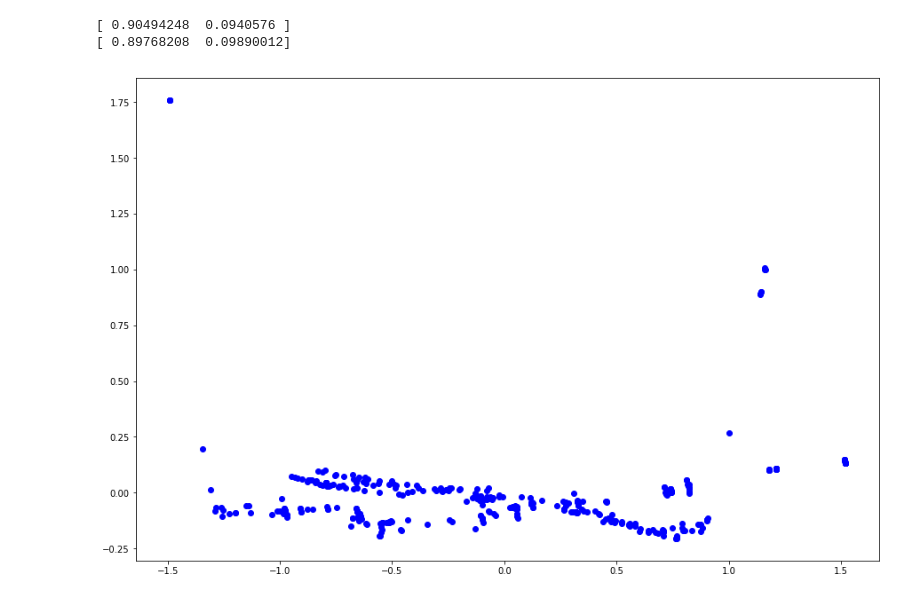
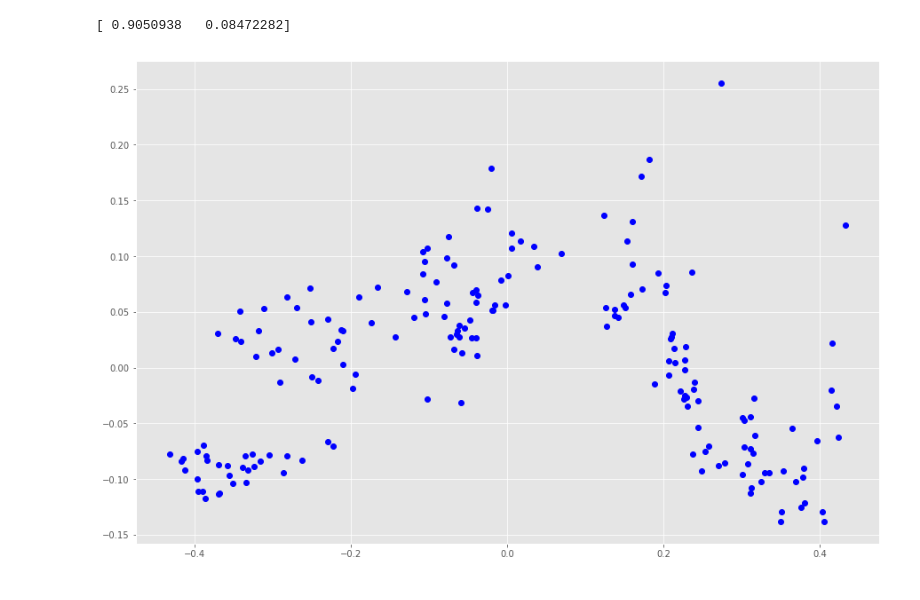
Before and after one commit to shvimas/diploma, a Jupyter notebook: notebooks/vg.ipynb, the cells around one changed output. Saved outputs shown, nothing was run; the diff lists cells and outputs as text; code cells hidden in the pictures.

```diff
--- a/notebooks/vg.ipynb
+++ b/notebooks/vg.ipynb
@@ -148,40 +218,26 @@ import warnings
 warnings.filterwarnings("ignore", message='numpy.dtype size changed')
 warnings.filterwarnings("ignore", message="numpy.ufunc size changed")
 warnings.filterwarnings('ignore', message="can't resolve package from __spec__ or __package__, ")
-# %%
-import data_helpers as dh
-import numpy as np
-import sklearn.decomposition as de
-
-
-dh = reload(dh)
-
-
-filename1 = dh.get_filename(model='vg', metric='MAE', best=True, is_call=True)
-centers1 = np.array(list(dh.extract_centers(filename1)))
-pca1 = de.PCA(n_components=2)
-pca1.fit(centers1)
-print(pca1.explained_variance_ratio_)
-components1 = pca1.components_
-
-filename2 = dh.get_filename(model='vg', metric='MAE', best=True, is_call=False)
-centers2 = np.array(list(dh.extract_centers(filename2)))
-pca2 = de.PCA(n_components=2)
-pca2.fit(centers2)
-print(pca2.explained_variance_ratio_)
-components2 = pca2.components_
-# %% [output]
-[ 0.90494248  0.0940576 ]
-[ 0.89768208  0.09890012]
+# %%
+import numpy as np
+import sklearn.decomposition as de
+import os
+if os.getcwd() != '/Users/shvimas/GitHub/diploma':
+    os.chdir('/Users/shvimas/GitHub/diploma')
+
+filename = hf.get_filename(model='vg', metric='MAE', best=True, is_call=None)
+centers = np.array(list(dh.extract_centers(filename)))
+pca = de.PCA(n_components=2)
+pca.fit(centers)
+print(pca.explained_variance_ratio_)
+components = pca.components_
+# %% [output]
+[ 0.9050938   0.08472282]
 # %%
-centers_2d_1 = pca1.fit_transform(centers1)
-centers_2d_2 = pca2.fit_transform(centers2)
+centers_2d = pca.fit_transform(centers)
 #dh.plot_dots(centers_2d_1, centers_2d_2)
-dh.plot_and_color_2d_params(model='vg', dots=centers_2d_1,
-                            factors=pca1.components_, means=pca1.mean_,
+dh.plot_and_color_2d_params(model='vg', dots=centers_2d,
+                            factors=pca.components_, means=pca.mean_,
                             bounds_only=False)
-dh.plot_and_color_2d_params(model='vg', dots=centers_2d_2,
-                            factors=pca2.components_, means=pca2.mean_,
-                            bounds_only=False)
 # %% [output]
-[figure, old version]
+[figure, new version]
```
Also changed, not shown: parts of 34 cells of this notebook, 20 other files.
